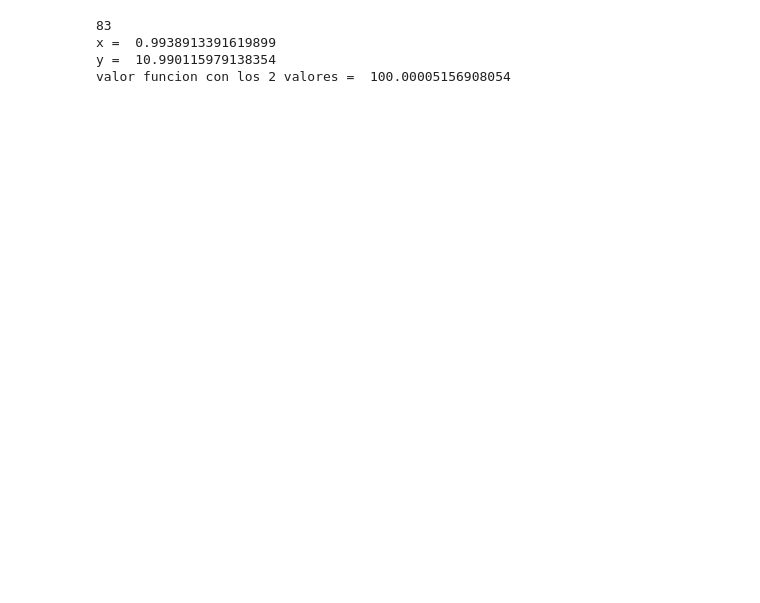
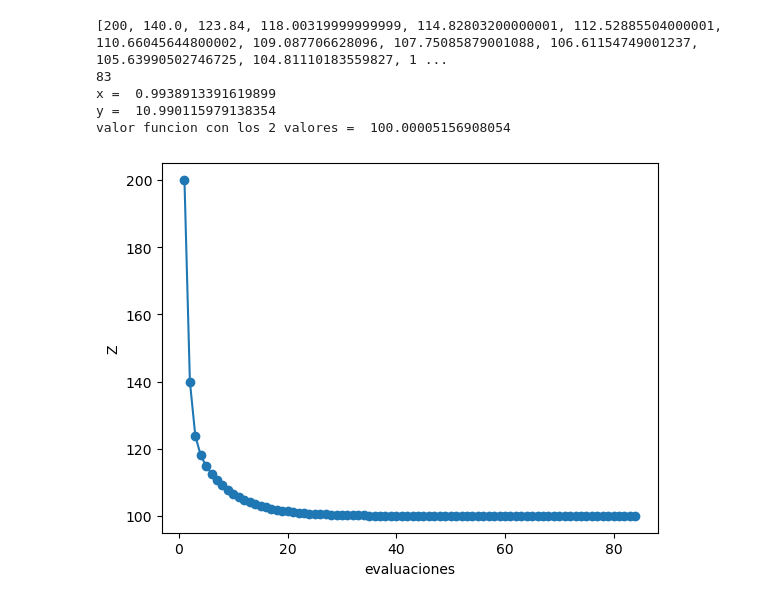
Before and after one commit to InfaFS/Aprendizaje-Automatico, a Jupyter notebook: Practica 3/Ej4.ipynb, the cells around one changed output. Cells and saved outputs as stored; diff of their text form; code cells hidden in the pictures; blank space fills up the shorter version.

```diff
--- a/Practica 3/Ej4.ipynb
+++ b/Practica 3/Ej4.ipynb
@@ -18,6 +18,7 @@ cota = 10e-6
 
 valor_funcion_ant = 0
 valor_funcion_act = 99999999
+valores_z = [f(x,y)]
 
 while (iteracion < MAX_ITE) and (abs(valor_funcion_act-valor_funcion_ant) > cota):
     df_x_temp = -2*y + 4*x + 18
@@ -26,6 +27,7 @@ while (iteracion < MAX_ITE) and (abs(valor_funcion_act-valor_funcion_ant) > cota
     x = x - (learning_rate * df_x_temp)
     y = y - (learning_rate * df_y_temp)
     valor_funcion_act = f(x,y)
+    valores_z.append(valor_funcion_act)
     iteracion +=1
 
 print(iteracion)
@@ -33,7 +35,16 @@ print("x = " ,x)
 print("y = ",y)
 print("valor funcion con los 2 valores = ",f(x,y))
 # %% [output]
+[200, 140.0, 123.84, 118.00319999999999, 114.82803200000001, 112.52885504000001, 110.66045644800002, 109.087706628096, 107.75085879001088, 106.61154749001237, 105.63990502746725, 104.81110183559827, 1 ...
 83
 x =  0.9938913391619899
 y =  10.990115979138354
 valor funcion con los 2 valores =  100.00005156908054
+# %%
+
+plt.plot(range(1, len(iteracion) + 1), valores_z, marker='o')
+plt.xlabel('evaluaciones')
+plt.ylabel('Z')
+plt.show()
+# %% [output]
+[figure, added]
```
Also changed, not shown: 14 other files.
